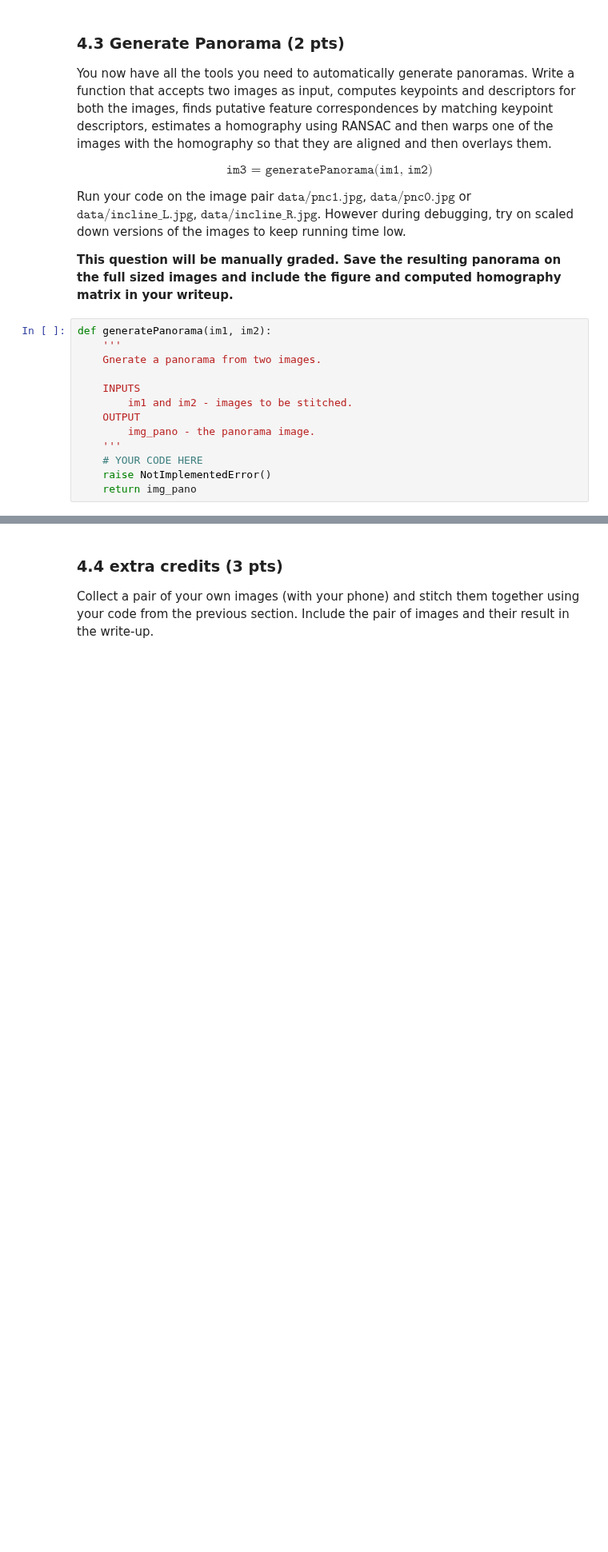
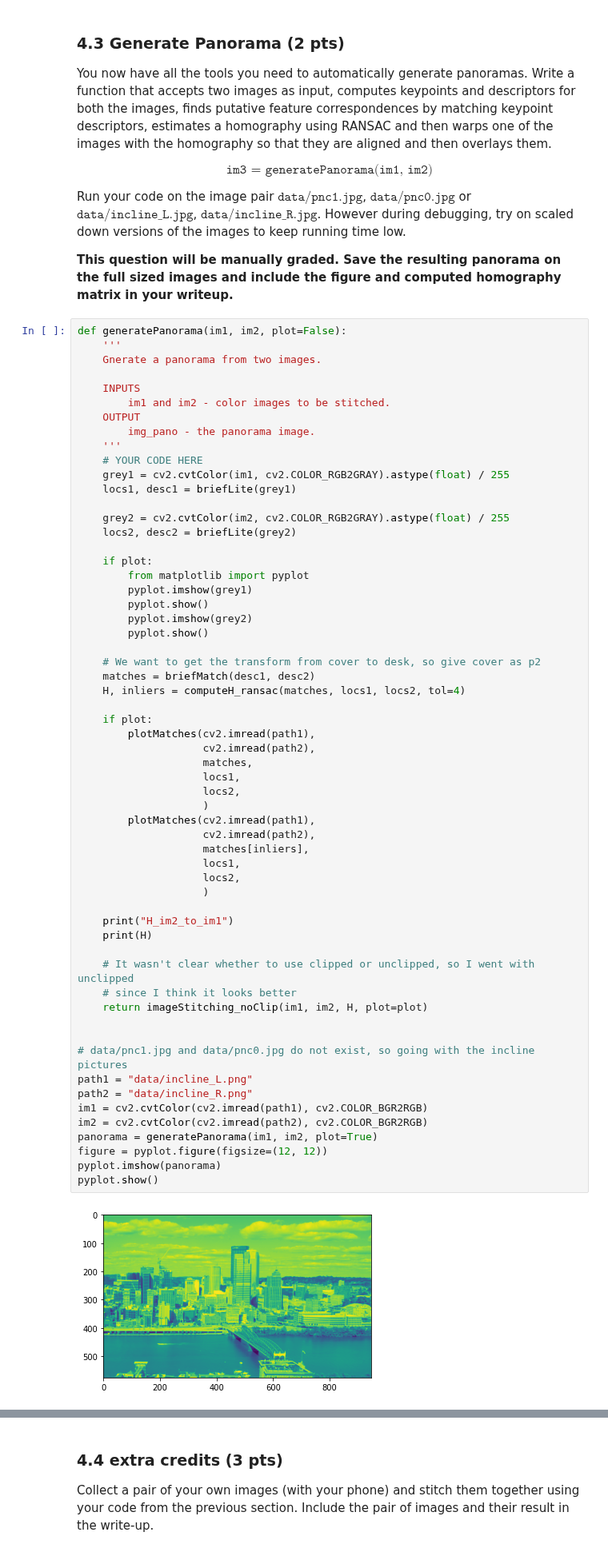
Before and after one commit to FranzEricSchneider/szeliski-algorithms-n-apps, a Jupyter notebook: class/hw4/q4.ipynb, the cells around one changed output, grey strips where cells are left out. Shown at 80% size. Cells and saved outputs as stored; diff of their text form; blank space fills up the shorter version.

```diff
--- a/class/hw4/q4.ipynb
+++ b/class/hw4/q4.ipynb
@@ -200,15 +285,63 @@ Run your code on the image pair $\texttt{data/pnc1.jpg}$, $\texttt{data/pnc0.jpg
 
 **This question will be manually graded. Save the resulting panorama on the full sized images and include the figure and computed homography matrix in your writeup.**
 # %%
-def generatePanorama(im1, im2):
+def generatePanorama(im1, im2, plot=False):
     '''
     Gnerate a panorama from two images.
 
     INPUTS
-        im1 and im2 - images to be stitched.
+        im1 and im2 - color images to be stitched.
     OUTPUT
         img_pano - the panorama image.
     '''
     # YOUR CODE HERE
-    raise NotImplementedError()
-    return img_pano
+    grey1 = cv2.cvtColor(im1, cv2.COLOR_RGB2GRAY).astype(float) / 255
+    locs1, desc1 = briefLite(grey1)
+
+    grey2 = cv2.cvtColor(im2, cv2.COLOR_RGB2GRAY).astype(float) / 255
+    locs2, desc2 = briefLite(grey2)
+
+    if plot:
+        from matplotlib import pyplot
+        pyplot.imshow(grey1)
+        pyplot.show()
+        pyplot.imshow(grey2)
+        pyplot.show()
+
+    # We want to get the transform from cover to desk, so give cover as p2
+    matches = briefMatch(desc1, desc2)
+    H, inliers = computeH_ransac(matches, locs1, locs2, tol=4)
+
+    if plot:
+        plotMatches(cv2.imread(path1),
+                    cv2.imread(path2),
+                    matches,
+                    locs1,
+                    locs2,
+                    )
+        plotMatches(cv2.imread(path1),
+                    cv2.imread(path2),
+                    matches[inliers],
+                    locs1,
+                    locs2,
+                    )
+
+    print("H_im2_to_im1")
+    print(H)
+
+    # It wasn't clear whether to use clipped or unclipped, so I went with unclipped
+    # since I think it looks better
+    return imageStitching_noClip(im1, im2, H, plot=plot)
+
+
+# 𝚍𝚊𝚝𝚊/𝚙𝚗𝚌𝟷.𝚓𝚙𝚐 and 𝚍𝚊𝚝𝚊/𝚙𝚗𝚌𝟶.𝚓𝚙𝚐 do not exist, so going with the incline pictures
+path1 = "data/incline_L.png"
+path2 = "data/incline_R.png"
+im1 = cv2.cvtColor(cv2.imread(path1), cv2.COLOR_BGR2RGB)
+im2 = cv2.cvtColor(cv2.imread(path2), cv2.COLOR_BGR2RGB)
+panorama = generatePanorama(im1, im2, plot=True)
+figure = pyplot.figure(figsize=(12, 12))
+pyplot.imshow(panorama)
+pyplot.show()
+# %% [output]
+[figure, added]
```
Also changed, not shown: parts of 4 cells of this notebook, 2 other files.
